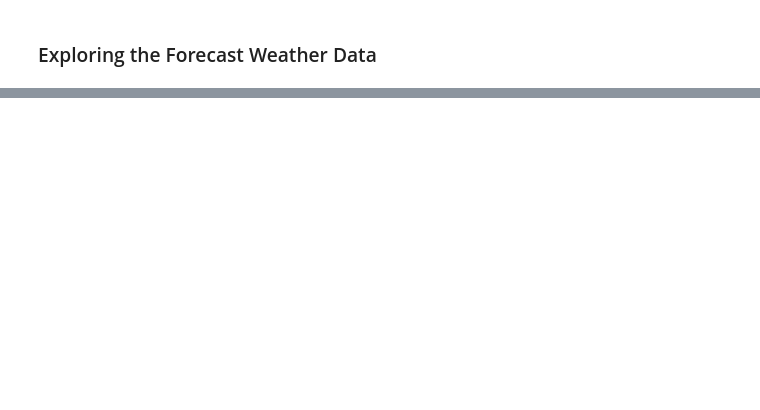
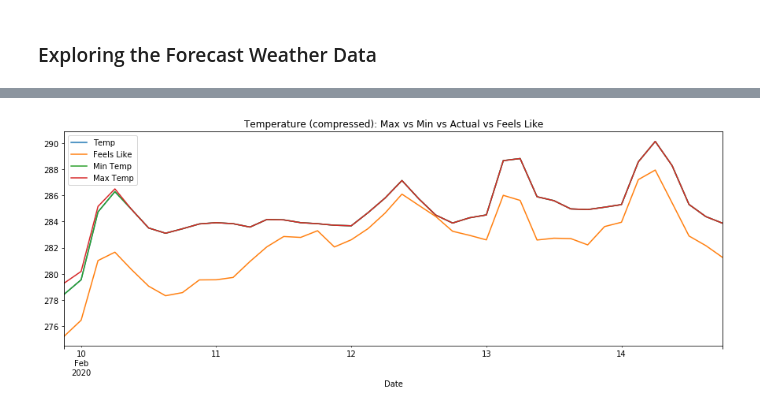
Before and after one commit to momills/elu_notebooks, a Jupyter notebook: M3/M3_W2_Michael_O_Mills.ipynb, the cells around one changed output, grey strips where cells are left out. Drawn from its saved outputs; the diff is of its cells as text; code cells hidden in the pictures; blank space fills up the shorter version.

```diff
--- a/M3/M3_W2_Michael_O_Mills.ipynb
+++ b/M3/M3_W2_Michael_O_Mills.ipynb
@@ -94,0 +113,24 @@ f_r['list'][10]
+# %%
+forecast_temp_dict = {}
+forecast_temp_dict['Date'] = []
+forecast_temp_dict['Temp'] = []
+forecast_temp_dict['Feels Like'] = []
+forecast_temp_dict['Min Temp'] = []
+forecast_temp_dict['Max Temp'] = []
+
+for data in f_r['list']:
+    forecast_temp_dict['Date'].append(data['dt_txt'])
+    forecast_temp_dict['Temp'].append(data['main']['temp'])
+    forecast_temp_dict['Feels Like'].append(data['main']['feels_like'])
+    forecast_temp_dict['Min Temp'].append(data['main']['temp_min'])
+    forecast_temp_dict['Max Temp'].append(data['main']['temp_max'])
+
+
+forecast_temp_df = pd.DataFrame(forecast_temp_dict)
+# %%
+forecast_temp_df['Date']= pd.to_datetime(forecast_temp_df['Date'])
+forecast_temp_df = forecast_temp_df.set_index('Date')
+# %%
+forecast_temp_df.plot(figsize=(15,5), title='Temperature (compressed): Max vs Min vs Actual vs Feels Like');
+# %% [output]
+[figure, added]
```
Also changed, not shown: parts of 10 cells of this notebook.
